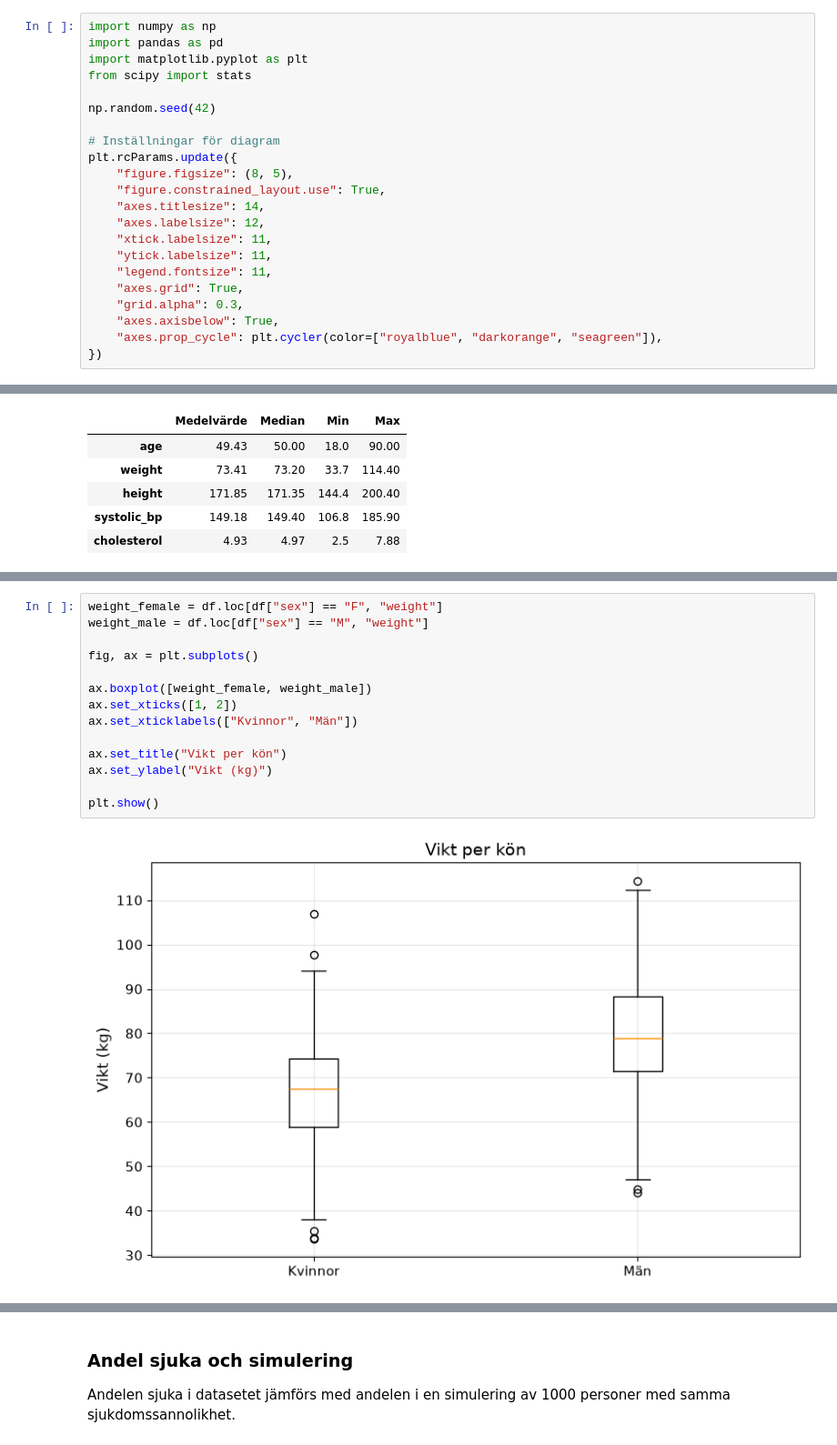
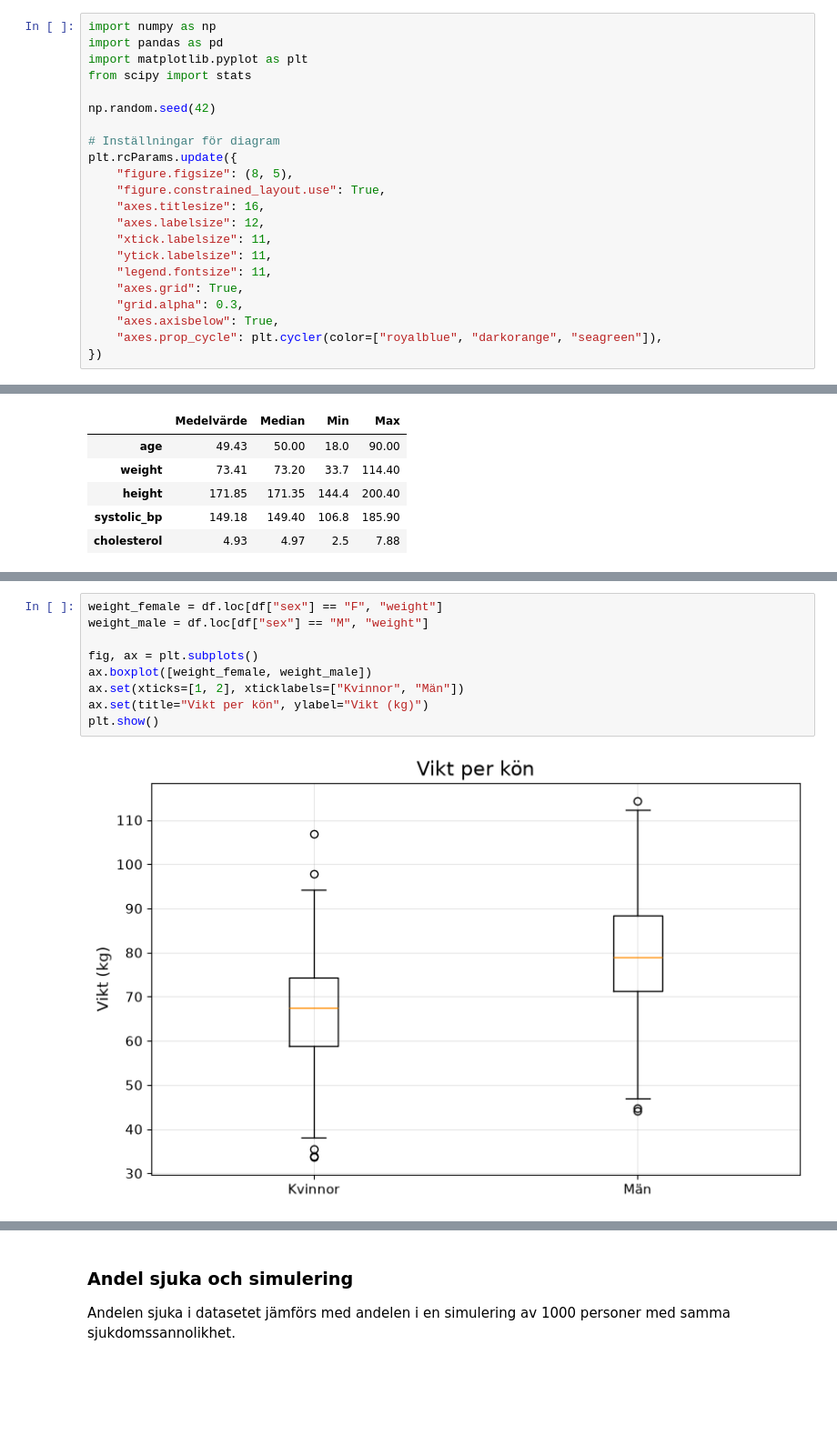
Before and after one commit to natasa-s/halsostudie, a Jupyter notebook: report_del1.ipynb, the cells around one changed output, grey strips where cells are left out. Shown at 91% size. Drawn from its saved outputs; the diff is of its cells as text; blank space fills up the shorter version.

```diff
--- a/report_del1.ipynb
+++ b/report_del1.ipynb
@@ -14,7 +14,7 @@ np.random.seed(42)
 plt.rcParams.update({
     "figure.figsize": (8, 5),
     "figure.constrained_layout.use": True,
-    "axes.titlesize": 14,
+    "axes.titlesize": 16,
     "axes.labelsize": 12,
     "xtick.labelsize": 11,
     "ytick.labelsize": 11,
@@ -156,19 +148,14 @@ plt.show()
 # %%
 weight_female = df.loc[df["sex"] == "F", "weight"]
 weight_male = df.loc[df["sex"] == "M", "weight"]
 
 fig, ax = plt.subplots()
-
 ax.boxplot([weight_female, weight_male])
-ax.set_xticks([1, 2])
-ax.set_xticklabels(["Kvinnor", "Män"])
-
-ax.set_title("Vikt per kön")
-ax.set_ylabel("Vikt (kg)")
-
+ax.set(xticks=[1, 2], xticklabels=["Kvinnor", "Män"])
+ax.set(title="Vikt per kön", ylabel="Vikt (kg)")
 plt.show()
 # %% [output]
-[figure, old version]
+[figure, new version]
 # %%
 smoker_share = df["smoker"].value_counts(normalize=True) * 100
 smoker_share = smoker_share.reindex(["No", "Yes"])
```
Also changed, not shown: parts of 11 cells of this notebook.
